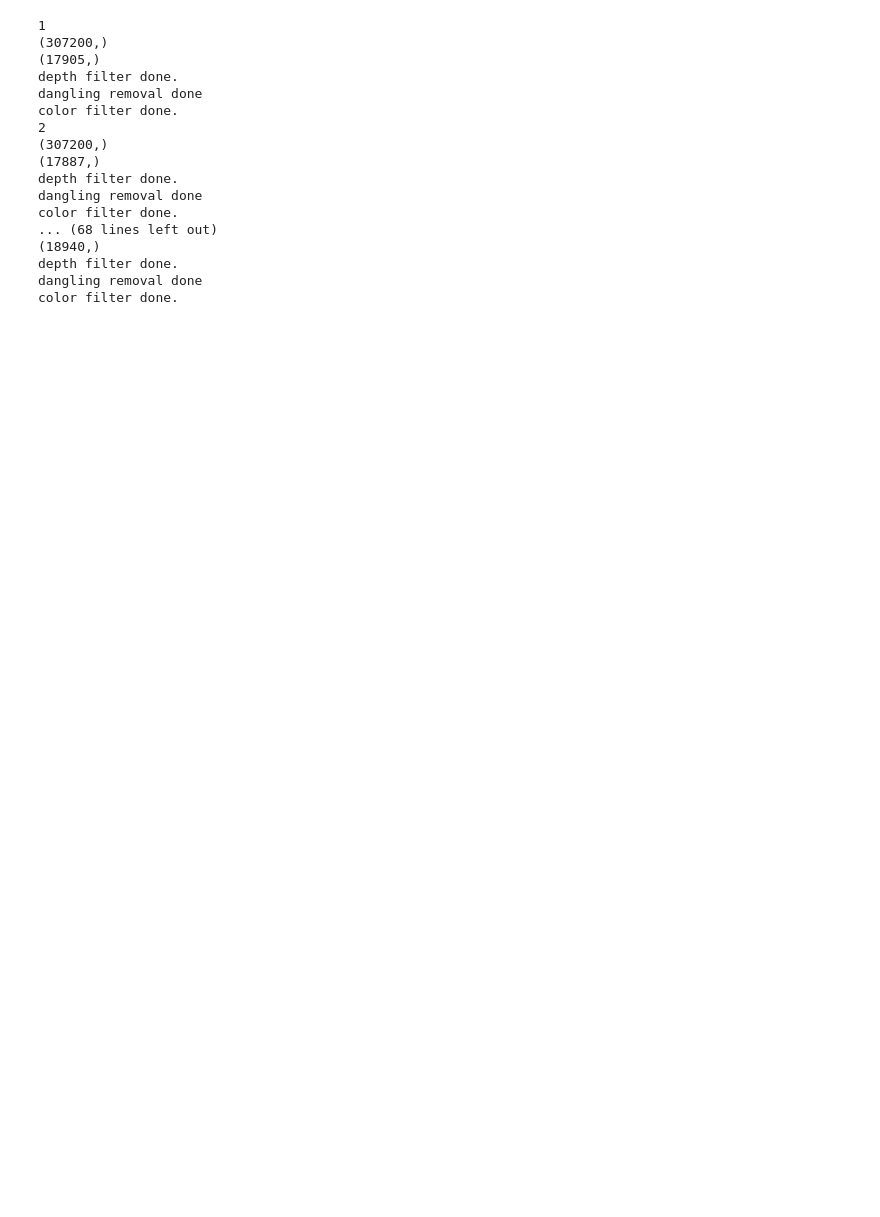
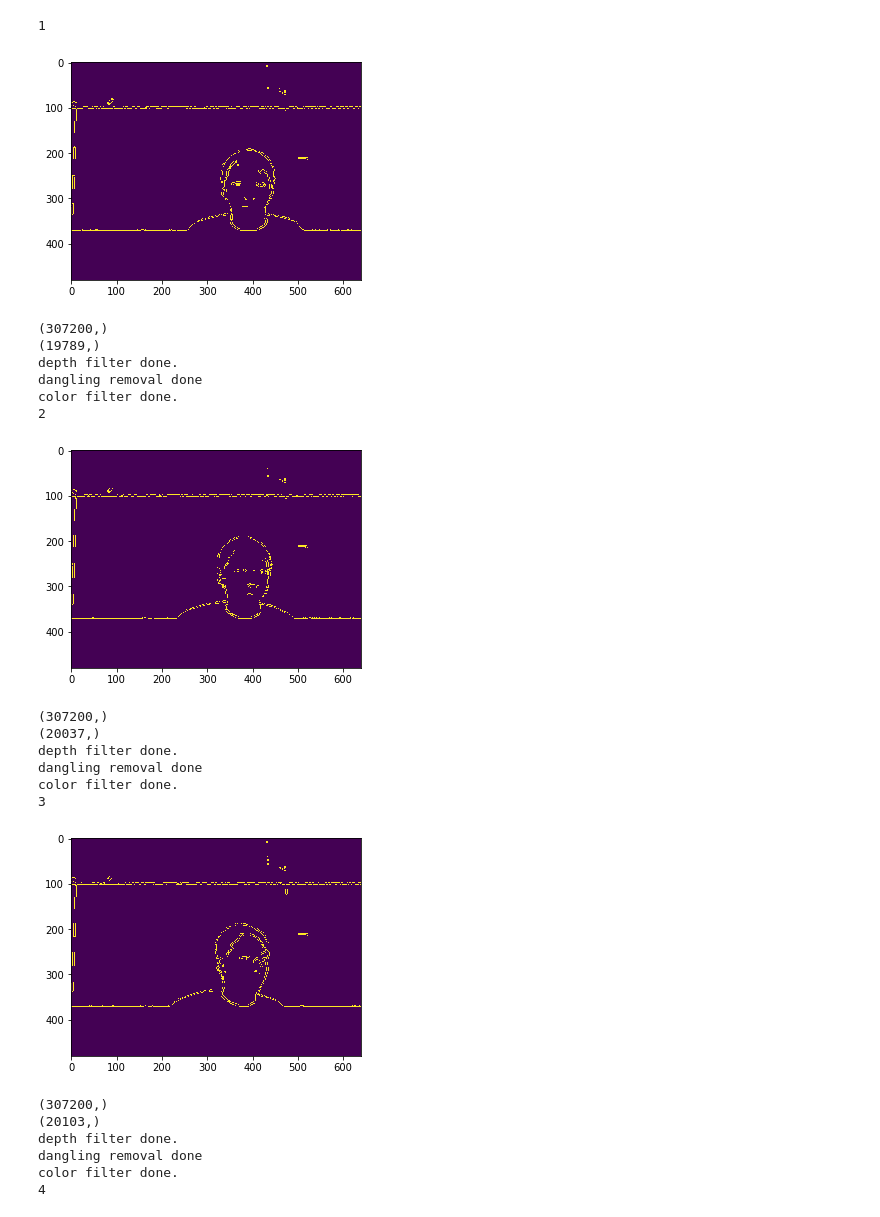
Before and after one commit to yichao-l/head_reconstruct, a Jupyter notebook: yichao-test.ipynb, the cells around one changed output. Saved outputs shown, nothing was run; the diff lists cells and outputs as text; code cells hidden in the pictures; blank space fills up the shorter version.

```diff
--- a/yichao-test.ipynb
+++ b/yichao-test.ipynb
@@ -173,24 +113,29 @@ KeyboardInterrupt:
 # %%
 # gen pickled heads
-for i in range(1,15):
+for i in range(1,16):
     print(i)
     head = HEAD_RECON.threeD_head.read_from_file(1,i)
     head.full_filter()
 # %% [output]
 1
-(307200,)
-(17905,)
-depth filter done.
-dangling removal done
-color filter done.
-2
-(307200,)
-(17887,)
-depth filter done.
-dangling removal done
-color filter done.
-... (68 lines left out)
-(18940,)
-depth filter done.
-dangling removal done
-color filter done.
+[figure, added]
+(307200,)
+(19789,)
+depth filter done.
+dangling removal done
+color filter done.
+2
+[figure, added]
+(307200,)
+(20037,)
+depth filter done.
+dangling removal done
+color filter done.
+3
+[figure, added]
+(307200,)
+(20103,)
+depth filter done.
+dangling removal done
+color filter done.
+4
```
Also changed, not shown: parts of 8 cells of this notebook, 6 other files.
